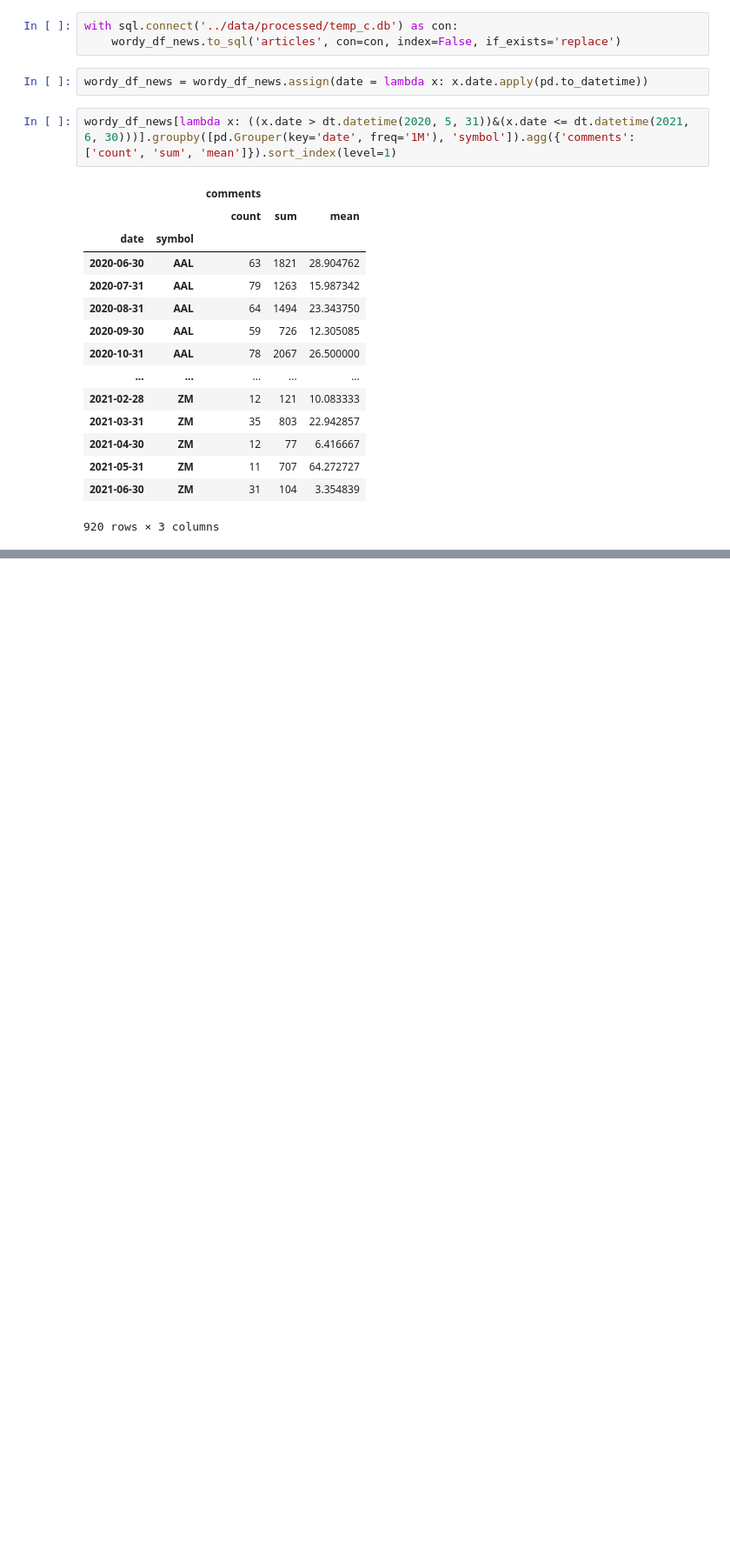
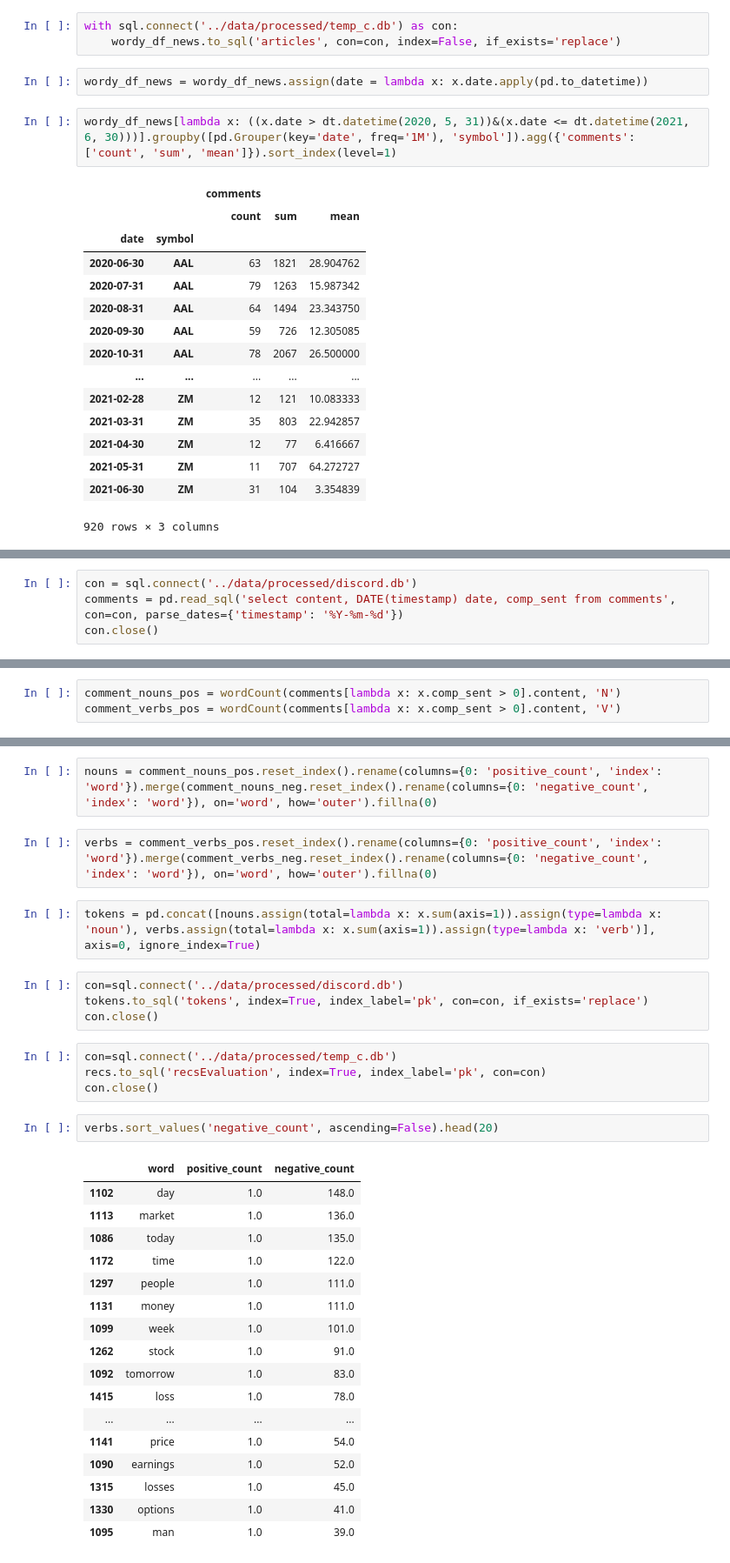
Before and after one commit to kyle-rgb/Discord_Project, a Jupyter notebook: notebooks/Trader.ipynb, the cells around one changed output, grey strips where cells are left out. Shown at 87% size. Saved outputs shown, nothing was run; the diff lists cells and outputs as text; blank space fills up the shorter version.

```diff
--- a/notebooks/Trader.ipynb
+++ b/notebooks/Trader.ipynb
@@ -821,0 +870,4 @@ wordy_df_news[lambda x: ((x.date > dt.datetime(2020, 5, 31))&(x.date <= dt.datet
+# %%
+con = sql.connect('../data/processed/discord.db')
+comments = pd.read_sql('select content, DATE(timestamp) date, comp_sent from comments', con=con, parse_dates={'timestamp': '%Y-%m-%d'})
+con.close()
@@ -821,0 +918,3 @@ wordy_df_news[lambda x: ((x.date > dt.datetime(2020, 5, 31))&(x.date <= dt.datet
+# %%
+comment_nouns_pos = wordCount(comments[lambda x: x.comp_sent > 0].content, 'N')
+comment_verbs_pos = wordCount(comments[lambda x: x.comp_sent > 0].content, 'V')
@@ -821,0 +1026,34 @@ wordy_df_news[lambda x: ((x.date > dt.datetime(2020, 5, 31))&(x.date <= dt.datet
+# %%
+nouns = comment_nouns_pos.reset_index().rename(columns={0: 'positive_count', 'index': 'word'}).merge(comment_nouns_neg.reset_index().rename(columns={0: 'negative_count', 'index': 'word'}), on='word', how='outer').fillna(0)
+# %%
+verbs = comment_verbs_pos.reset_index().rename(columns={0: 'positive_count', 'index': 'word'}).merge(comment_verbs_neg.reset_index().rename(columns={0: 'negative_count', 'index': 'word'}), on='word', how='outer').fillna(0)
+# %%
+tokens = pd.concat([nouns.assign(total=lambda x: x.sum(axis=1)).assign(type=lambda x: 'noun'), verbs.assign(total=lambda x: x.sum(axis=1)).assign(type=lambda x: 'verb')], axis=0, ignore_index=True)
+# %%
+con=sql.connect('../data/processed/discord.db')
+tokens.to_sql('tokens', index=True, index_label='pk', con=con, if_exists='replace')
+con.close()
+# %%
+con=sql.connect('../data/processed/temp_c.db')
+recs.to_sql('recsEvaluation', index=True, index_label='pk', con=con)
+con.close()
+# %%
+verbs.sort_values('negative_count', ascending=False).head(20)
+# %% [output]
+|  | word | positive_count | negative_count |
+| 1102 | day | 1.0 | 148.0 |
+| 1113 | market | 1.0 | 136.0 |
+| 1086 | today | 1.0 | 135.0 |
+| 1172 | time | 1.0 | 122.0 |
+| 1297 | people | 1.0 | 111.0 |
+| 1131 | money | 1.0 | 111.0 |
+| 1099 | week | 1.0 | 101.0 |
+| 1262 | stock | 1.0 | 91.0 |
+| 1092 | tomorrow | 1.0 | 83.0 |
+| 1415 | loss | 1.0 | 78.0 |
+| ... | ... | ... | ... |
+| 1141 | price | 1.0 | 54.0 |
+| 1090 | earnings | 1.0 | 52.0 |
+| 1315 | losses | 1.0 | 45.0 |
+| 1330 | options | 1.0 | 41.0 |
+| 1095 | man | 1.0 | 39.0 |
```
Also changed, not shown: parts of 27 cells of this notebook, 5 other files.
